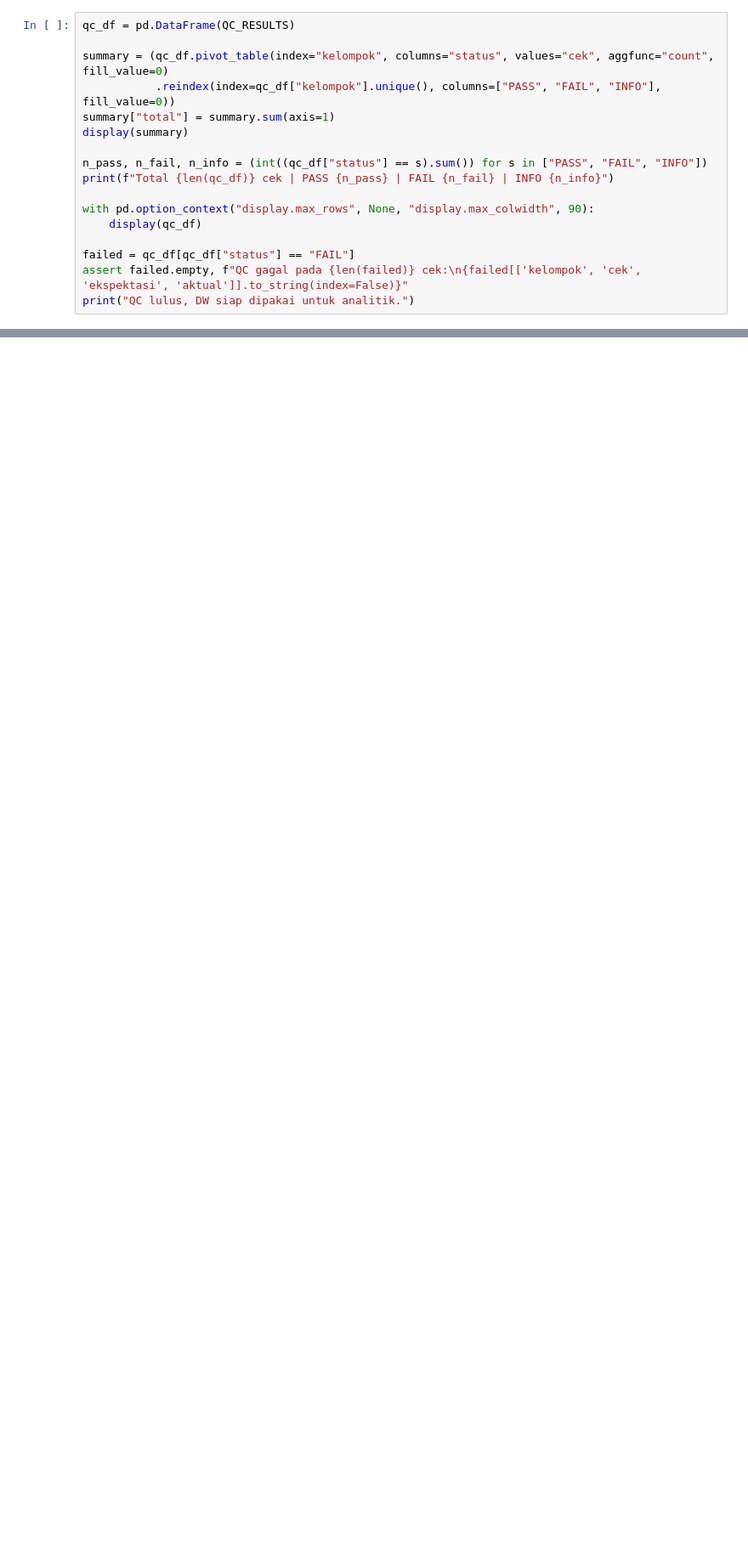
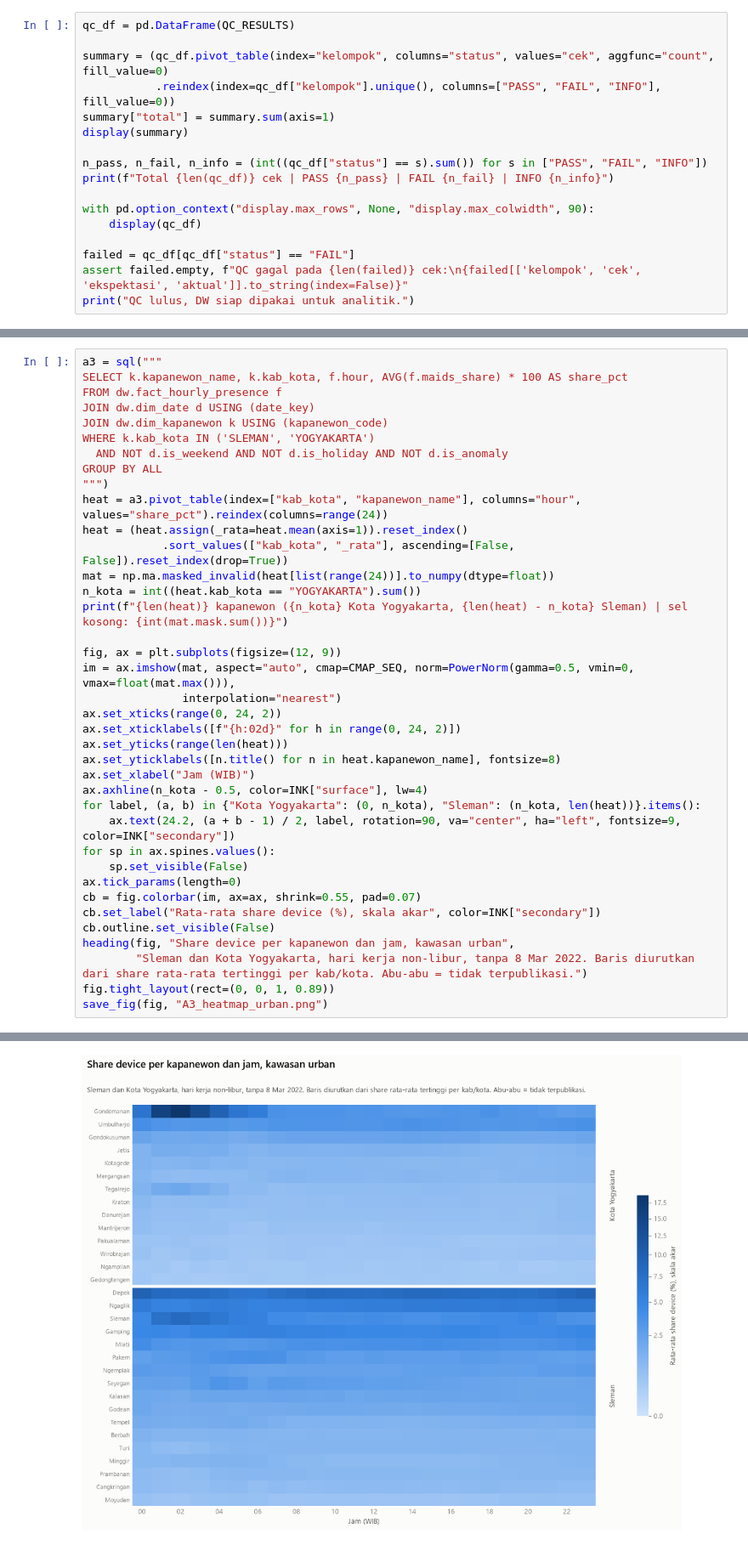
Before and after one commit to IlkhamAbdillah/yogyakarta-mobility-analytics, a Jupyter notebook: main.ipynb, the cells around one changed output, grey strips where cells are left out. Shown at 85% size. Saved outputs shown, nothing was run; the diff lists cells and outputs as text; blank space fills up the shorter version.

```diff
--- a/main.ipynb
+++ b/main.ipynb
@@ -1310,0 +1589,39 @@ print("QC lulus, DW siap dipakai untuk analitik.")
+# %%
+a3 = sql("""
+SELECT k.kapanewon_name, k.kab_kota, f.hour, AVG(f.maids_share) * 100 AS share_pct
+FROM dw.fact_hourly_presence f
+JOIN dw.dim_date d USING (date_key)
+JOIN dw.dim_kapanewon k USING (kapanewon_code)
+WHERE k.kab_kota IN ('SLEMAN', 'YOGYAKARTA')
+  AND NOT d.is_weekend AND NOT d.is_holiday AND NOT d.is_anomaly
+GROUP BY ALL
+""")
+heat = a3.pivot_table(index=["kab_kota", "kapanewon_name"], columns="hour", values="share_pct").reindex(columns=range(24))
+heat = (heat.assign(_rata=heat.mean(axis=1)).reset_index()
+            .sort_values(["kab_kota", "_rata"], ascending=[False, False]).reset_index(drop=True))
+mat = np.ma.masked_invalid(heat[list(range(24))].to_numpy(dtype=float))
+n_kota = int((heat.kab_kota == "YOGYAKARTA").sum())
+print(f"{len(heat)} kapanewon ({n_kota} Kota Yogyakarta, {len(heat) - n_kota} Sleman) | sel kosong: {int(mat.mask.sum())}")
+
+fig, ax = plt.subplots(figsize=(12, 9))
+im = ax.imshow(mat, aspect="auto", cmap=CMAP_SEQ, norm=PowerNorm(gamma=0.5, vmin=0, vmax=float(mat.max())),
+               interpolation="nearest")
+ax.set_xticks(range(0, 24, 2))
+ax.set_xticklabels([f"{h:02d}" for h in range(0, 24, 2)])
+ax.set_yticks(range(len(heat)))
+ax.set_yticklabels([n.title() for n in heat.kapanewon_name], fontsize=8)
+ax.set_xlabel("Jam (WIB)")
+ax.axhline(n_kota - 0.5, color=INK["surface"], lw=4)
+for label, (a, b) in {"Kota Yogyakarta": (0, n_kota), "Sleman": (n_kota, len(heat))}.items():
+    ax.text(24.2, (a + b - 1) / 2, label, rotation=90, va="center", ha="left", fontsize=9, color=INK["secondary"])
+for sp in ax.spines.values():
+    sp.set_visible(False)
+ax.tick_params(length=0)
+cb = fig.colorbar(im, ax=ax, shrink=0.55, pad=0.07)
+cb.set_label("Rata-rata share device (%), skala akar", color=INK["secondary"])
+cb.outline.set_visible(False)
+heading(fig, "Share device per kapanewon dan jam, kawasan urban",
+        "Sleman dan Kota Yogyakarta, hari kerja non-libur, tanpa 8 Mar 2022. Baris diurutkan dari share rata-rata tertinggi per kab/kota. Abu-abu = tidak terpublikasi.")
+fig.tight_layout(rect=(0, 0, 1, 0.89))
+save_fig(fig, "A3_heatmap_urban.png")
+# %% [output]
@@ -1310,0 +1630 @@ print("QC lulus, DW siap dipakai untuk analitik.")
+[figure, added]
```
Also changed, not shown: parts of 27 cells of this notebook, 8 other files.
